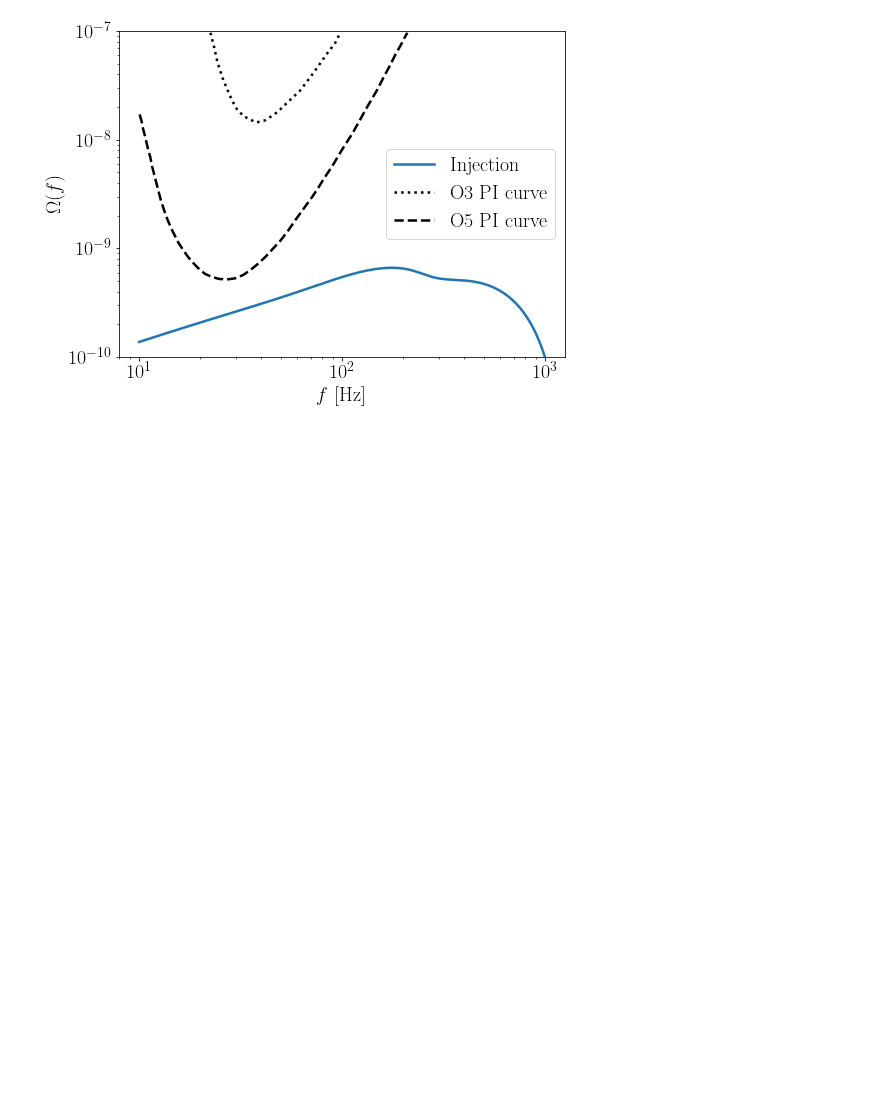
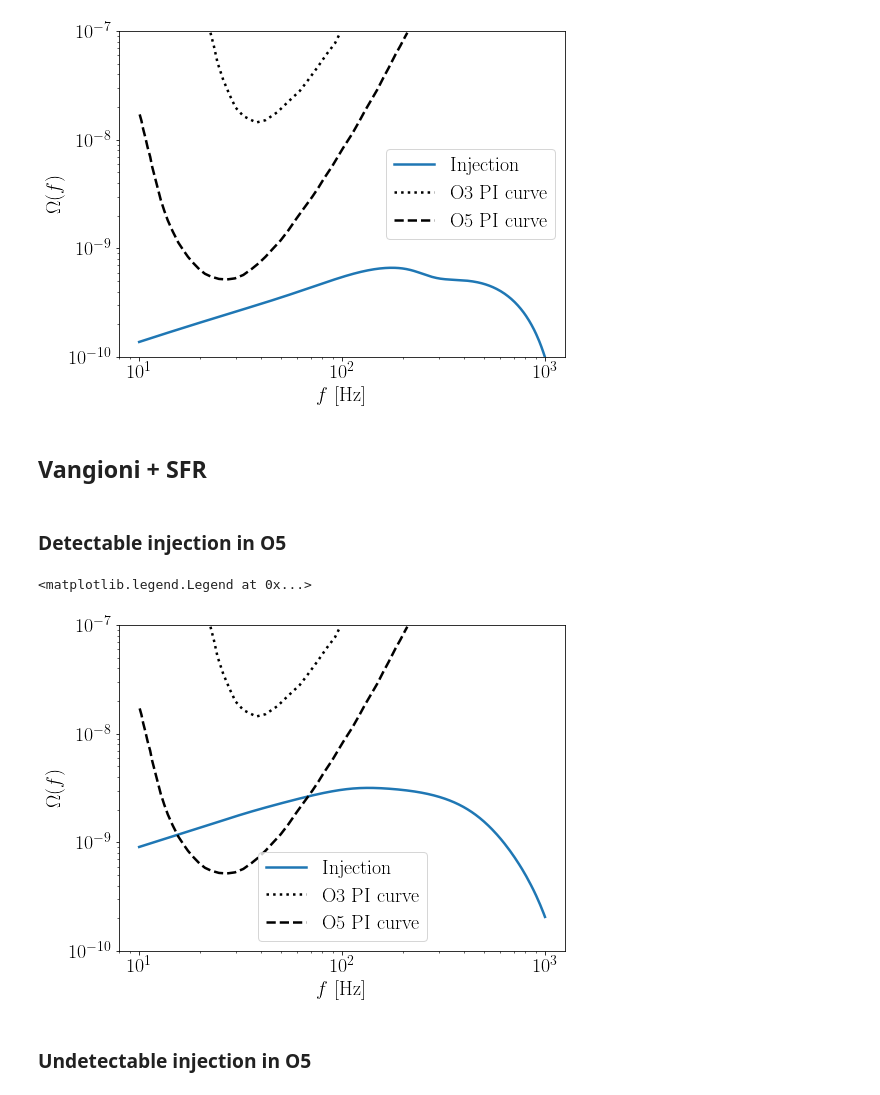
Before and after one commit to kevinturbang/bbh_gwb_time_delay_inference, a Jupyter notebook: data/Omega_injection_O5.ipynb, the cells around one changed output. Cells and saved outputs as stored; diff of their text form; code cells hidden in the pictures; blank space fills up the shorter version.

```diff
--- a/data/Omega_injection_O5.ipynb
+++ b/data/Omega_injection_O5.ipynb
@@ -144,0 +147,4 @@ savemat("../data/Omega_measurement_undetectable_O5.mat", matdict_undetectable)
+# %% [markdown]
+## Vangioni + SFR
+# %% [markdown]
+### Detectable injection in O5
@@ -144,0 +172,3 @@ savemat("../data/Omega_measurement_undetectable_O5.mat", matdict_undetectable)
+# %%
+omega_f_detectable = np.load("../data/Omega_detectable_O5_VA.npy")
+freqs_file_detectable = np.load("../data/freqs_detectable_O5.npy")
@@ -144,0 +177,11 @@ savemat("../data/Omega_measurement_undetectable_O5.mat", matdict_undetectable)
+# %%
+plt.loglog(freqs_file_detectable, omega_f_detectable,lw=2.5, label="Injection")
+plt.loglog(freqs_PI_O3,omega_PI_O3,lw=2.5,ls='dotted',c='k',label="O3 PI curve")
+plt.loglog(freqs_PI_O5,omega_PI_O5,lw=2.5,ls='dashed',c='k',label="O5 PI curve")
+plt.xlabel("$f$ [Hz]")
+plt.ylabel("$\Omega(f)$")
+plt.ylim(1e-10,1e-7)
+plt.legend()
+# %% [output]
+<matplotlib.legend.Legend at 0x...>
+[figure, added]
@@ -144,0 +194,2 @@ savemat("../data/Omega_measurement_undetectable_O5.mat", matdict_undetectable)
+# %% [markdown]
+### Undetectable injection in O5
```
Also changed, not shown: parts of 19 cells of this notebook, 9 other files.
